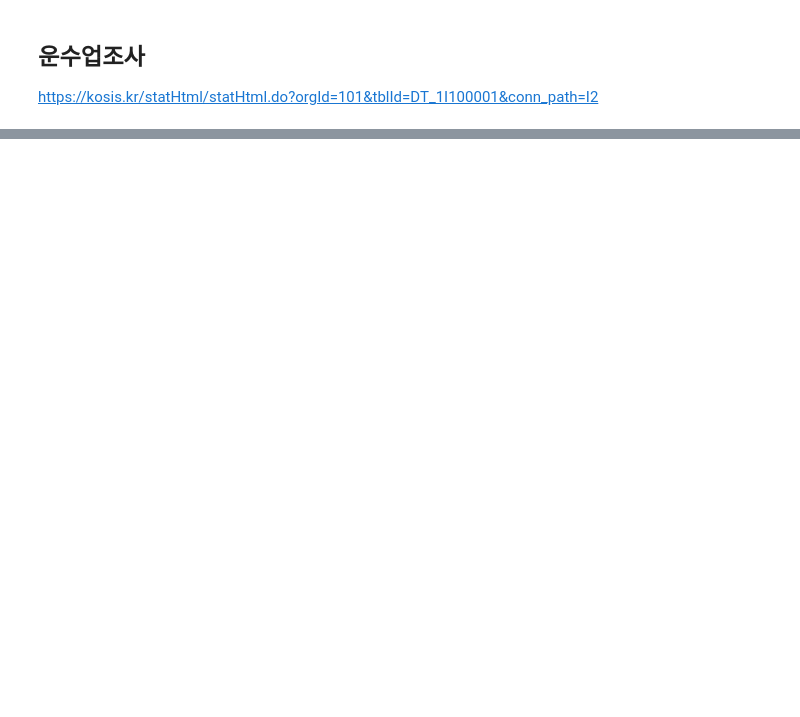
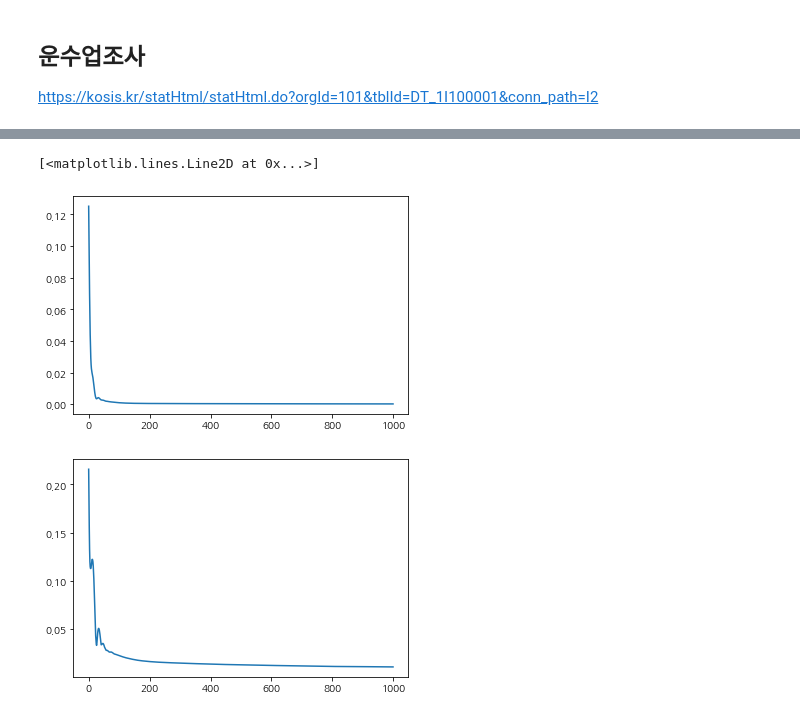
Before and after one commit to lee4339/BigDataStudy, a Jupyter notebook: AIProject/AI_Project.ipynb, the cells around one changed output, grey strips where cells are left out. Cells and saved outputs as stored; diff of their text form; code cells hidden in the pictures; blank space fills up the shorter version.

```diff
--- a/AIProject/AI_Project.ipynb
+++ b/AIProject/AI_Project.ipynb
@@ -7,5 +11,9 @@ from tensorflow import keras
 
 import pandas as pd
 import numpy as np
+import seaborn as sns
+import matplotlib.pyplot as plt
 
-import matplotlib.pyplot as plt
+import warnings   #  파이썬 경고메시지 제어
+warnings.filterwarnings(action='ignore')
+plt.rcParams['font.family'] = ['NanumGothic', 'sans-serif']
@@ -50,0 +754,12 @@ print(pd_data.iloc[:,97:101])
+# %%
+## RNN모델 적용 ## ==> RNN 레이어 3단 적용
+model11 = keras.Sequential([
+    keras.layers.SimpleRNN(16, return_sequences=True, input_shape=(None, 1)),
+    keras.layers.SimpleRNN(8, return_sequences=True),
+    keras.layers.SimpleRNN(1)
+])
+
+model11.compile(optimizer='adam', loss='mse', metrics='mae')
+model11.summary()
+hist11 = model11.fit(overland_2010_x, overland_2010_y, epochs=1000)
+print(model11.evaluate(overland_2010_x, overland_2010_y))
@@ -50,0 +784,11 @@ print(pd_data.iloc[:,97:101])
+# %%
+# loss, mae
+_, axe = plt.subplots()
+axe.plot(hist11.history['loss'])
+
+_, axe = plt.subplots()
+axe.plot(hist11.history['mae'])
+# %% [output]
+[<matplotlib.lines.Line2D at 0x...>]
+[figure, added]
+[figure, added]
```
Also changed, not shown: parts of 69 cells of this notebook, 6 other files.
